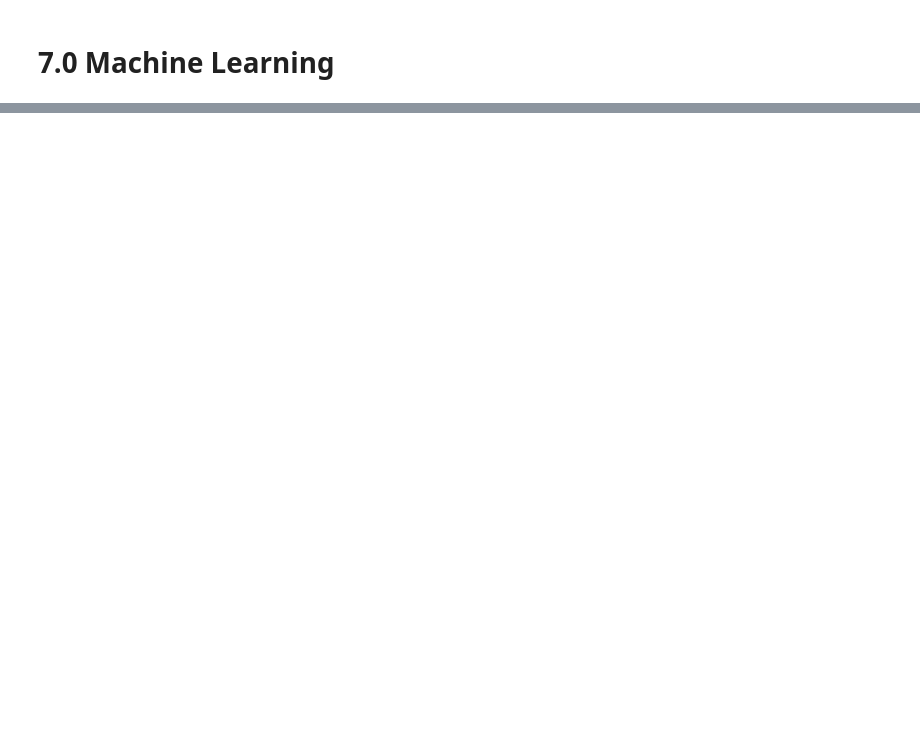
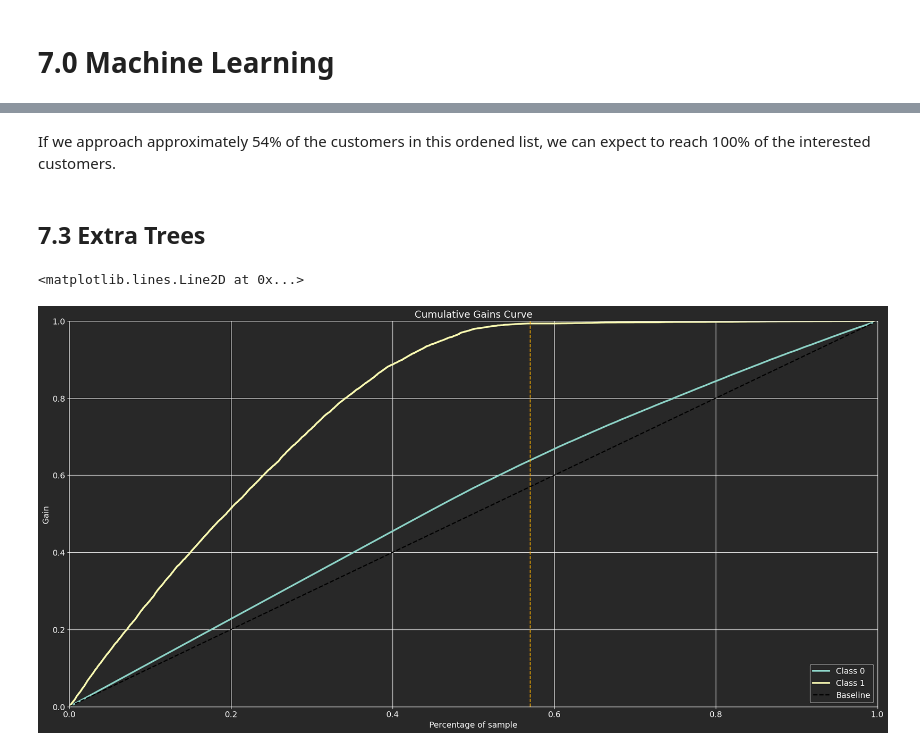
Before and after one commit to andrerochads/health_insurance_cross_sell, a Jupyter notebook: notebooks/health_insurence_c1.ipynb, the cells around one changed output, grey strips where cells are left out. Cells and saved outputs as stored; diff of their text form; code cells hidden in the pictures; blank space fills up the shorter version.

```diff
--- a/notebooks/health_insurence_c1.ipynb
+++ b/notebooks/health_insurence_c1.ipynb
@@ -952,0 +1038,20 @@ skplt.metrics.plot_cumulative_gain(y_val, yhat_knn);
+# %% [markdown]
+If we approach approximately 54% of the customers in this ordened list, we can expect to reach 100% of the interested customers.
+# %% [markdown]
+## 7.3 Extra Trees
+# %%
+# Model Definition
+et = en.ExtraTreesClassifier(n_estimators=1000, n_jobs=-1, random_state=42)
+
+# Model Train
+et.fit(x_train, y_train)
+
+# Model predict
+yhat_et = et.predict_proba(x_val)
+
+# Accumulative Gain
+skplt.metrics.plot_cumulative_gain(y_val, yhat_et);
+plt.axvline(x=0.57, linestyle='--', color='orange')
+# %% [output]
+<matplotlib.lines.Line2D at 0x...>
+[figure, added]
```
Also changed, not shown: parts of 30 cells of this notebook.
